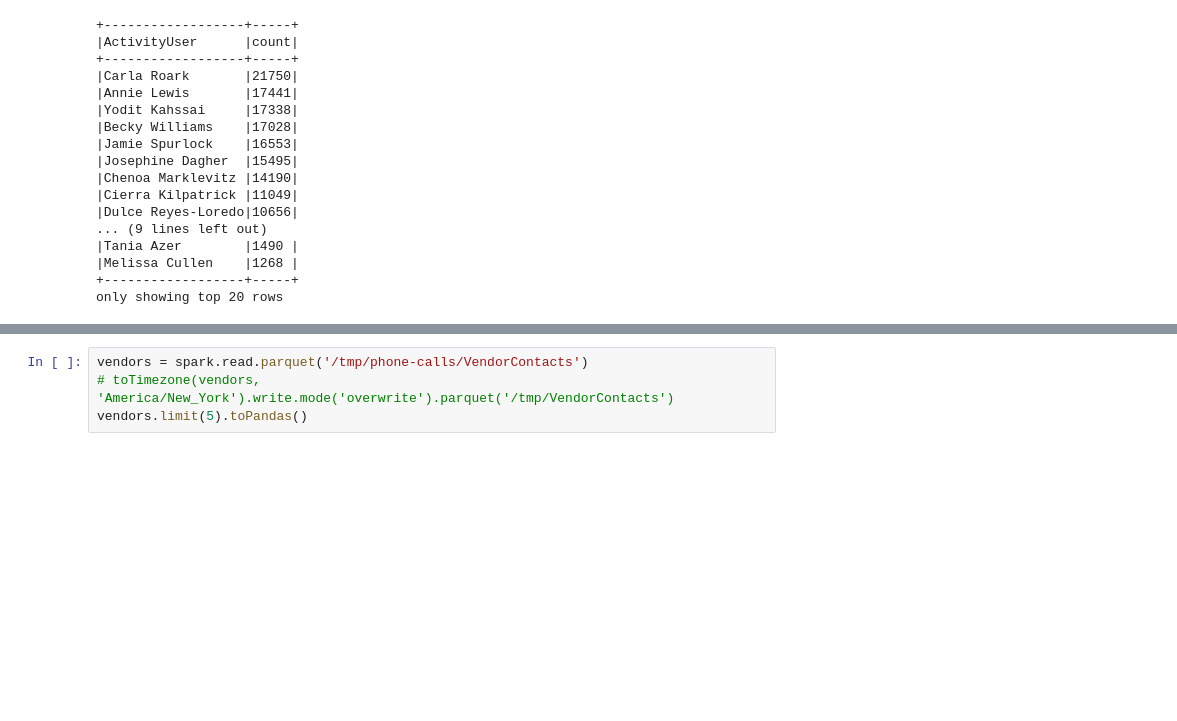
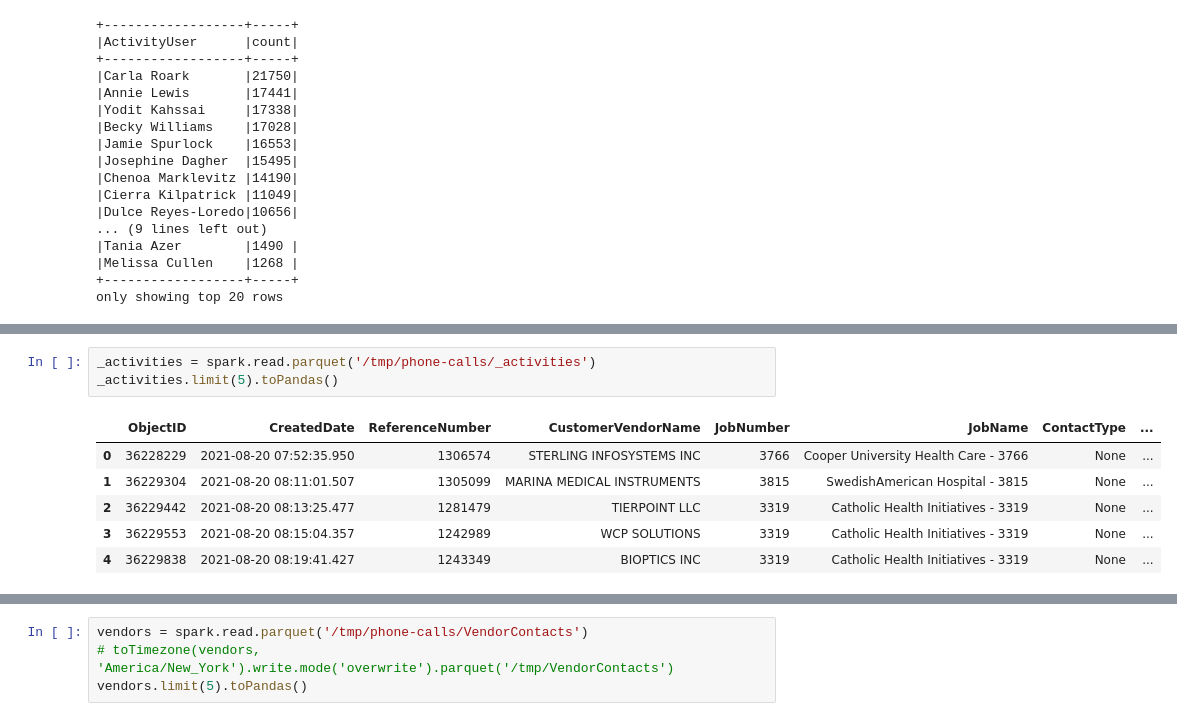
Before and after one commit to cpassorelli/call-reports, a Jupyter notebook: ipython/statements.ipynb, the cells around one changed output, grey strips where cells are left out. Saved outputs shown, nothing was run; the diff lists cells and outputs as text; blank space fills up the shorter version.

```diff
--- a/ipython/statements.ipynb
+++ b/ipython/statements.ipynb
@@ -127,0 +146,10 @@ only showing top 20 rows
+# %%
+_activities = spark.read.parquet('/tmp/phone-calls/_activities')
+_activities.limit(5).toPandas()
+# %% [output]
+|  | ObjectID | CreatedDate | ReferenceNumber | CustomerVendorName | JobNumber | JobName | ContactType | ... |
+| 0 | 36228229 | 2021-08-20 07:52:35.950 | 1306574 | STERLING INFOSYSTEMS INC | 3766 | Cooper University Health Care - 3766 | None | ... |
+| 1 | 36229304 | 2021-08-20 08:11:01.507 | 1305099 | MARINA MEDICAL INSTRUMENTS | 3815 | SwedishAmerican Hospital - 3815 | None | ... |
+| 2 | 36229442 | 2021-08-20 08:13:25.477 | 1281479 | TIERPOINT LLC | 3319 | Catholic Health Initiatives - 3319 | None | ... |
+| 3 | 36229553 | 2021-08-20 08:15:04.357 | 1242989 | WCP SOLUTIONS | 3319 | Catholic Health Initiatives - 3319 | None | ... |
+| 4 | 36229838 | 2021-08-20 08:19:41.427 | 1243349 | BIOPTICS INC | 3319 | Catholic Health Initiatives - 3319 | None | ... |
```
Also changed, not shown: parts of 17 cells of this notebook, 1 other file.
